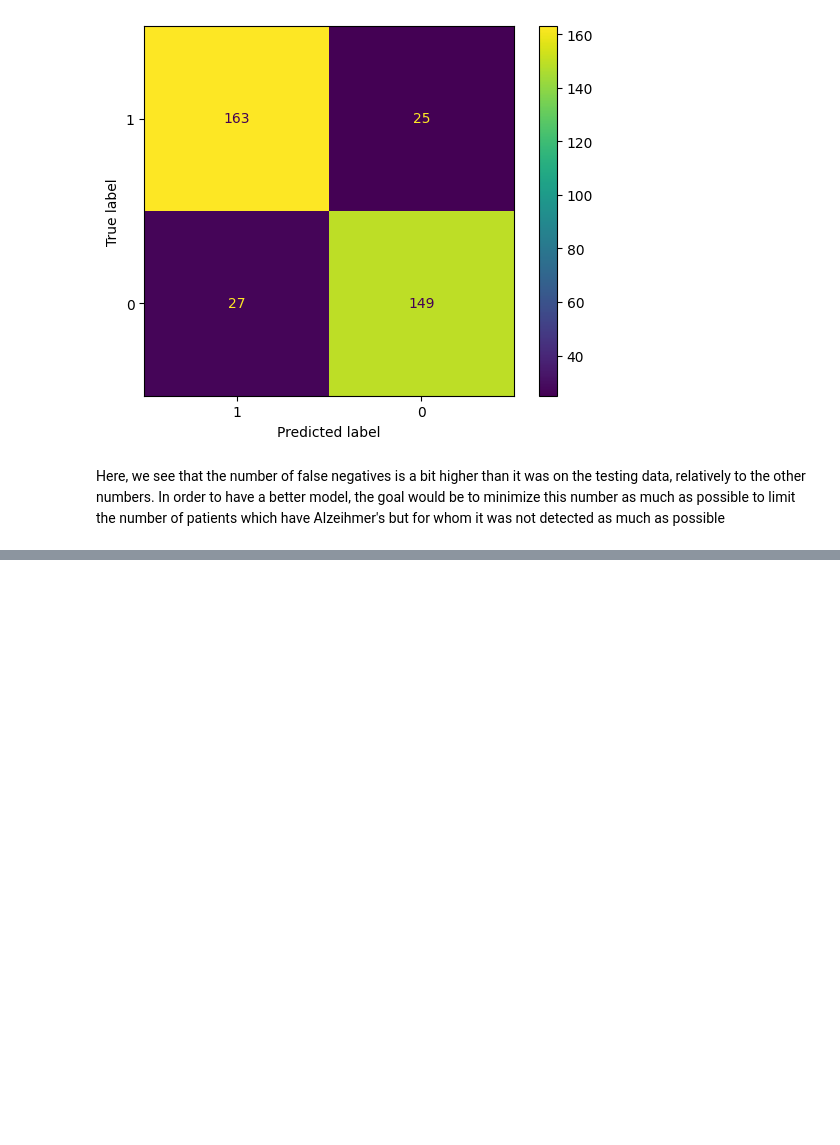
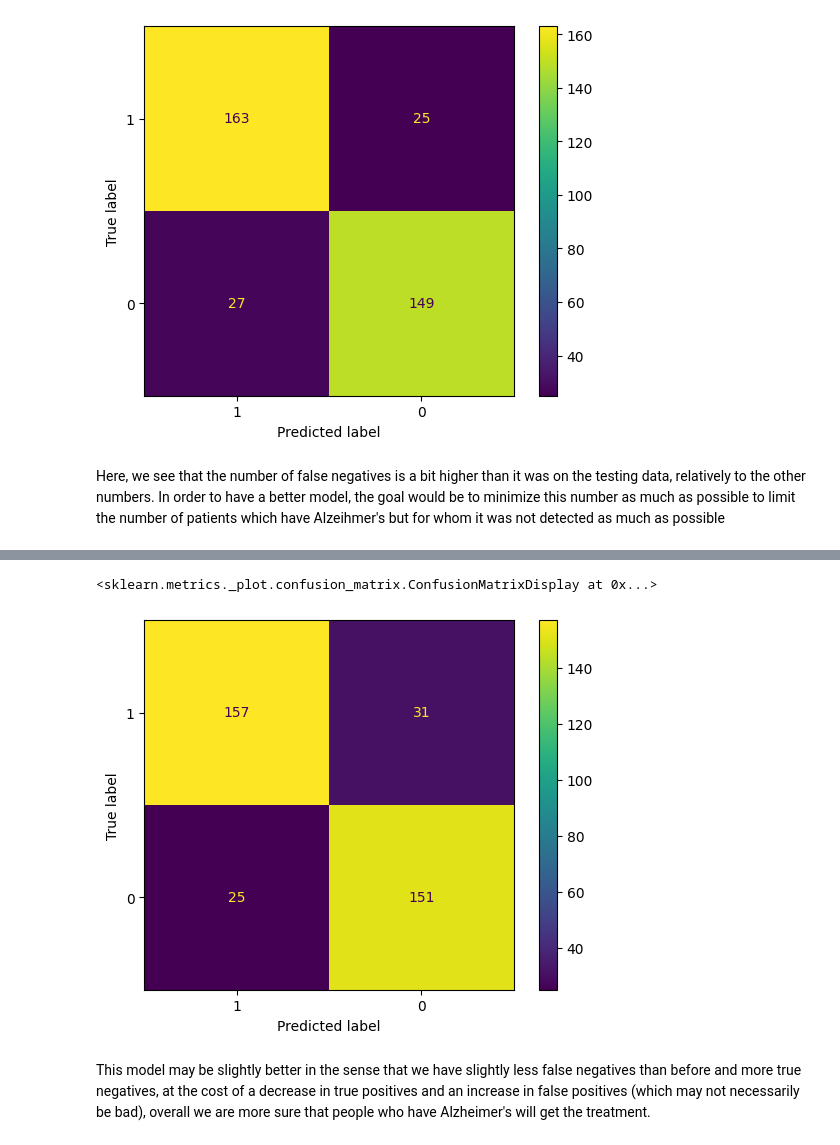
Before and after one commit to kerrianlc/kernel-regressors, a Jupyter notebook: tp1/tp1.ipynb, the cells around one changed output, grey strips where cells are left out. Drawn from its saved outputs; the diff is of its cells as text; code cells hidden in the pictures; blank space fills up the shorter version.

```diff
--- a/tp1/tp1.ipynb
+++ b/tp1/tp1.ipynb
@@ -490,0 +513,11 @@ $\textbf{Bonus question.}$ Can you improve the model with more sophisticated ker
+# %%
+# Analysing on the entire data
+y_prediction = cross_val_predict(model,alzheimer_df.drop(columns=[target_variable]),y=alzheimer_df[target_variable], cv=5)
+c_matrix = confusion_matrix(alzheimer_df[target_variable], y_prediction)
+c_matrix_plot = ConfusionMatrixDisplay(confusion_matrix=c_matrix, display_labels=testing_dataset[target_variable].unique())
+c_matrix_plot.plot()
+# %% [output]
+<sklearn.metrics._plot.confusion_matrix.ConfusionMatrixDisplay at 0x...>
+[figure, added]
+# %% [markdown]
+This model may be slightly better in the sense that we have slightly less false negatives than before and more true negatives, at the cost of a decrease in true positives and an increase in false positives (which may not necessarily be bad), overall we are more sure that people who have Alzheimer's will get the treatment.
```
Also changed, not shown: parts of 5 cells of this notebook.
